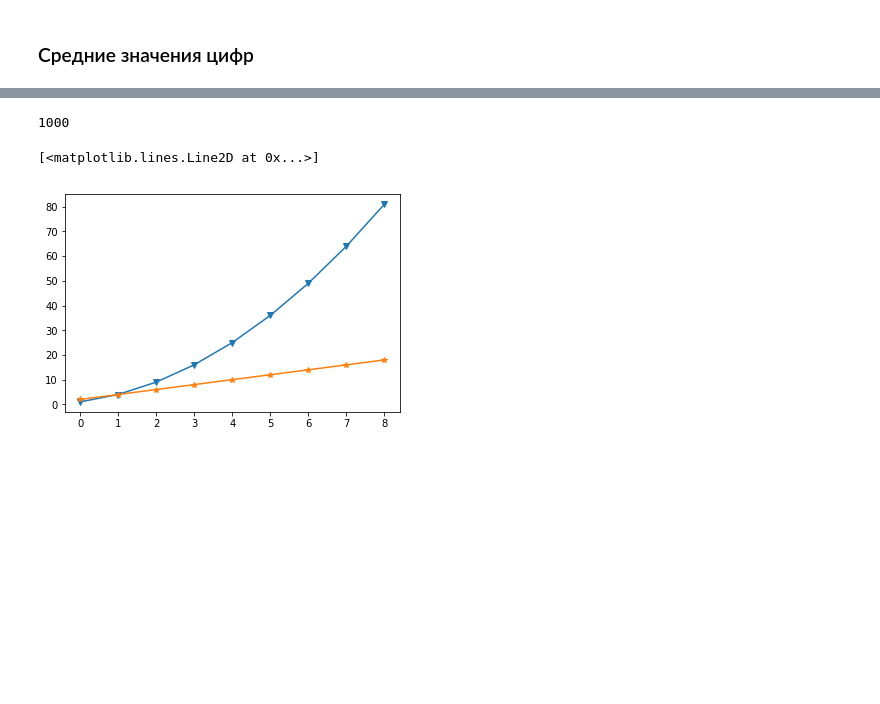
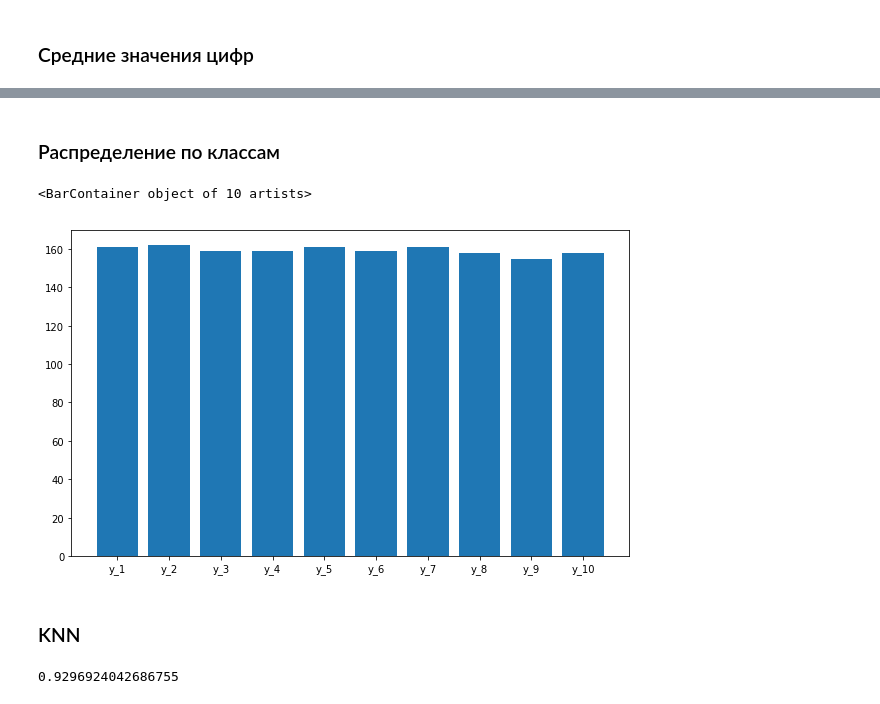
Before and after one commit to vench/study, a Jupyter notebook: lab_4.ipynb, the cells around one changed output, grey strips where cells are left out. Drawn from its saved outputs; the diff is of its cells as text; code cells hidden in the pictures; blank space fills up the shorter version.

```diff
--- a/lab_4.ipynb
+++ b/lab_4.ipynb
@@ -12,4 +12,8 @@ names = map(str, range(0,256))
 for i in range(1,11):
     names.append(str('y_%d' % i))
 
+target_names = names[256:]
+data_names = names[:256]
+
+
 df = pd.read_csv(data_set, index_col=False, delimiter = r"\s+", names = names )
@@ -49,4 +69,0 @@ plt.show()
-# %%
-print(x * 10)
-# %% [output]
-1000
@@ -56,6 +70,10 @@ import matplotlib.pyplot as plt
-# %%
-plt.plot( map(lambda x: x ** 2,  range(1,10))  , marker='v')
-plt.plot( map(lambda x: x * 2,  range(1,10))  , marker='*')
-# %% [output]
-[<matplotlib.lines.Line2D at 0x...>]
-[figure, removed]
+# %% [markdown]
+### Распределение по классам
+# %%
+
+data = df[target_names].sum().values
+plt.figure(figsize = (10, 6))
+plt.bar(target_names, data)
+# %% [output]
+<BarContainer object of 10 artists>
+[figure, added]
@@ -61,0 +84,2 @@ plt.plot( map(lambda x: x * 2,  range(1,10))  , marker='*')
+# %% [markdown]
+### KNN
@@ -61,0 +90,10 @@ plt.plot( map(lambda x: x * 2,  range(1,10))  , marker='*')
+# %%
+knn = KNeighborsClassifier()
+
+nca_pipe = Pipeline([('knn', knn)])
+nca_pipe.fit(df[data_names], df[target_names])
+
+
+print(nca_pipe.score(df[data_names], df[target_names]))
+# %% [output]
+0.9296924042686755
```
Also changed, not shown: parts of 8 cells of this notebook, 6 other files.
